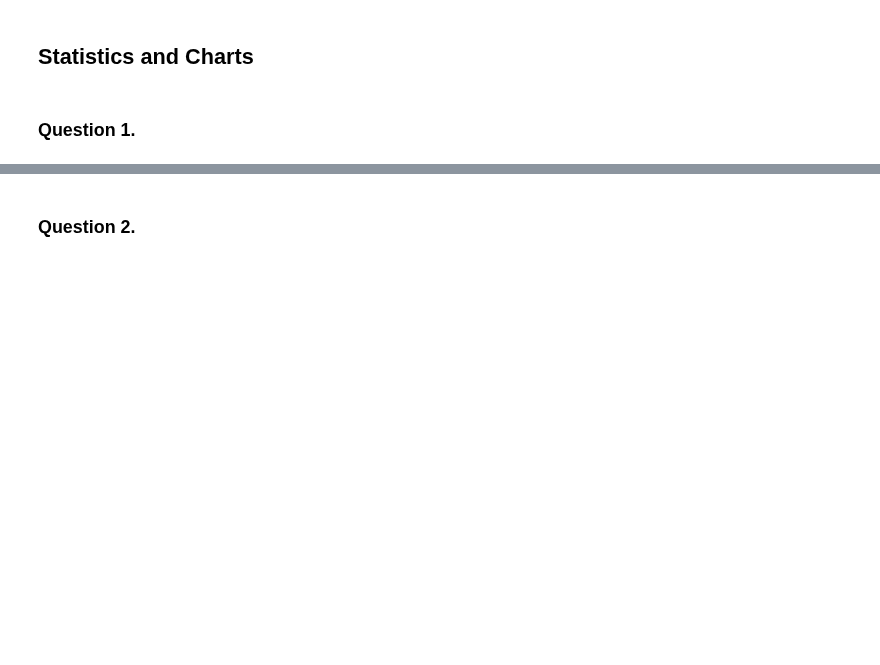
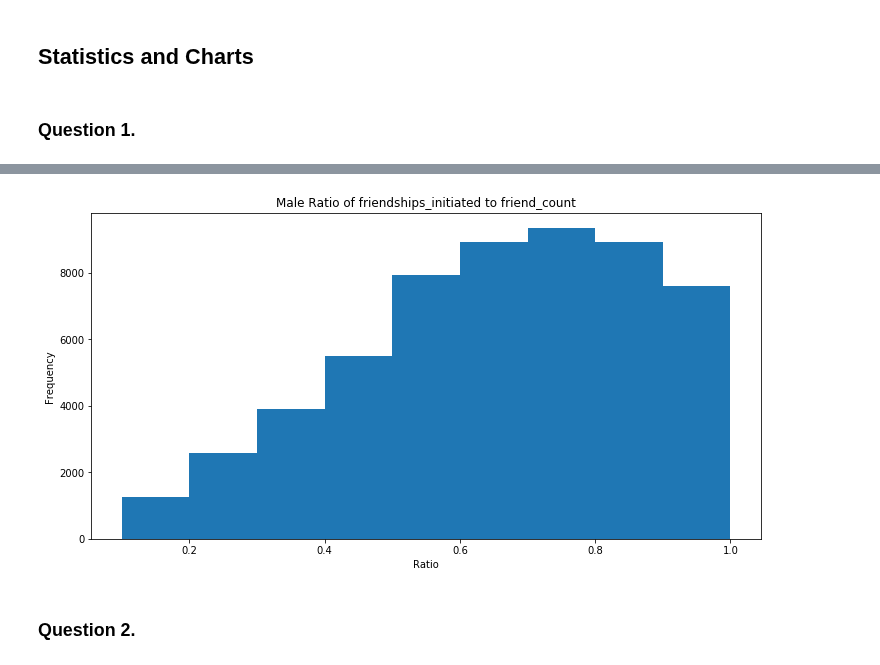
Before and after one commit to bigyihsuan/SocialMediaProject, a Jupyter notebook: Social Media Analysis Code.ipynb, the cells around one changed output, grey strips where cells are left out. Cells and saved outputs as stored; diff of their text form; code cells hidden in the pictures; blank space fills up the shorter version.

```diff
--- a/Social Media Analysis Code.ipynb
+++ b/Social Media Analysis Code.ipynb
@@ -162,0 +243,3 @@ df.head()
+# %%
+m_nozero = df1.loc[(df1['gender']=='male') & (df1['friend_count'] > 0)]
+m_nozero
@@ -162,0 +287,4 @@ df.head()
+# %%
+m_nozero['ratio'] = m_nozero['friendships_initiated']/m_nozero['friend_count']
+male = m_nozero['ratio'].describe()
+male
@@ -163,3 +326,13 @@ df.head()
+# %%
+n_bins = [ 0.1, 0.2, 0.3, 0.4, 0.5, 0.6, 0.7, 0.8, 0.9, 1]
+plt.hist(m_nozero['ratio'], bins=n_bins)
+plt.gcf().set_size_inches(12, 6)
+plt.title('Male Ratio of friendships_initiated to friend_count')
+plt.xlabel('Ratio')
+plt.ylabel('Frequency')
+plt.show()
+# %% [output]
+[figure, added]
 # %% [markdown]
 ### Question 2.
 # %% [markdown]
```
Also changed, not shown: parts of 21 cells of this notebook, 3 other files.
